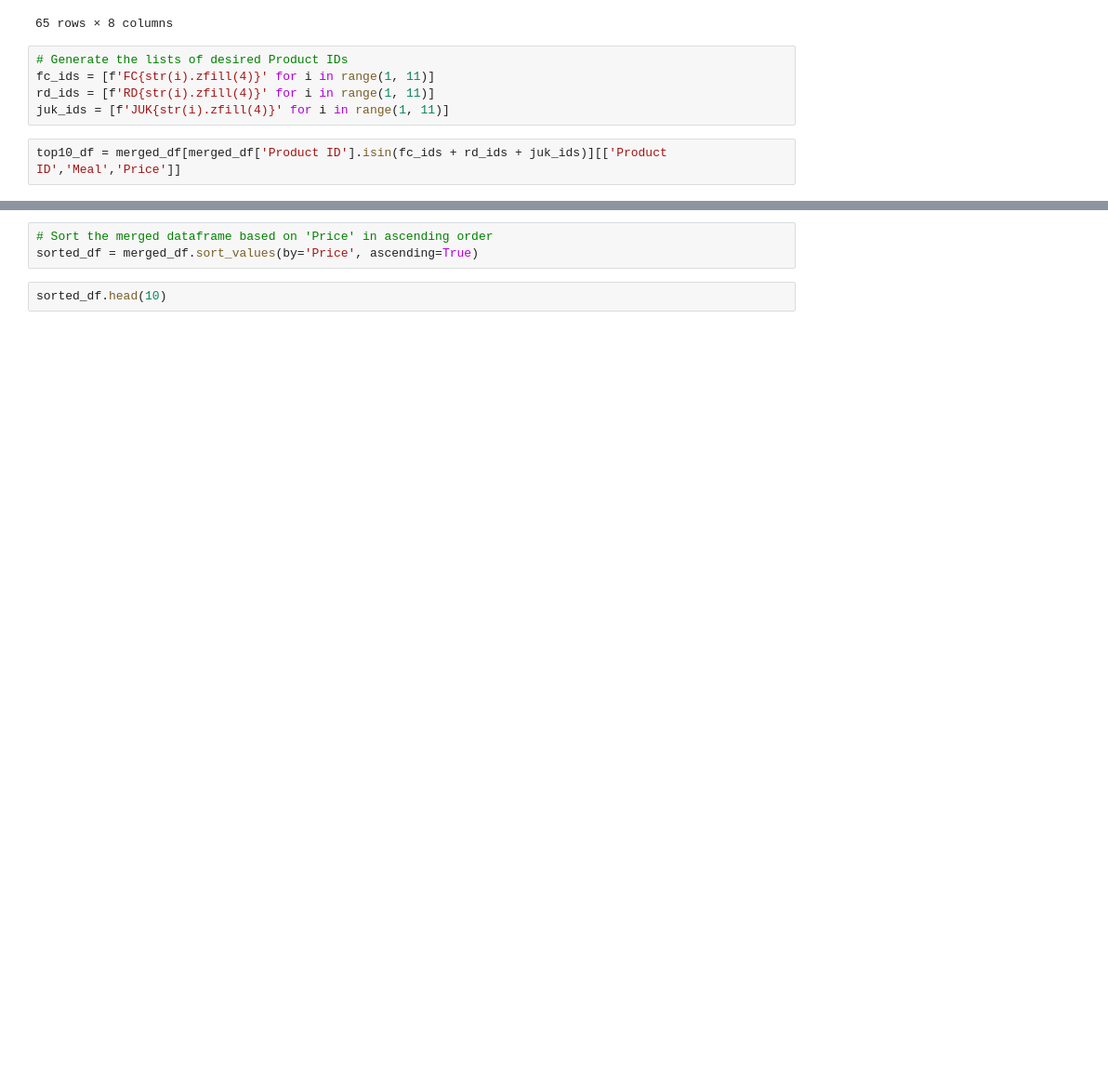
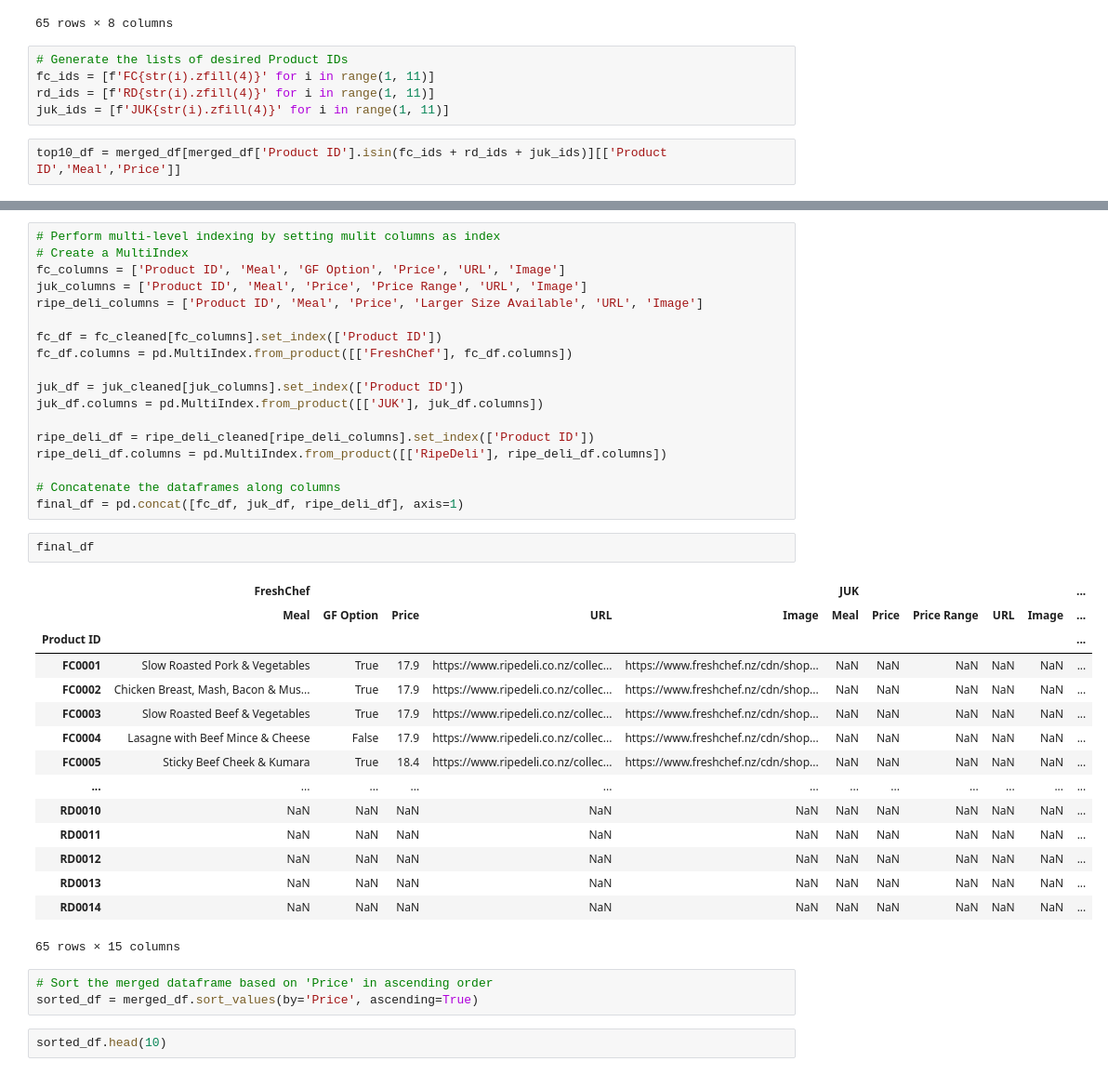
Before and after one commit to hxiufan/GA612_Activities, a Jupyter notebook: DA612_A1_Merge.ipynb, the cells around one changed output, grey strips where cells are left out. Shown at 93% size. Saved outputs shown, nothing was run; the diff lists cells and outputs as text; blank space fills up the shorter version.

```diff
--- a/DA612_A1_Merge.ipynb
+++ b/DA612_A1_Merge.ipynb
@@ -127,4 +127,40 @@ top10_df
 | 60 | RD0010 | Shepherds Pie | 34.0 |
+# %%
+# Perform multi-level indexing by setting mulit columns as index
+# Create a MultiIndex
+fc_columns = ['Product ID', 'Meal', 'GF Option', 'Price', 'URL', 'Image']
+juk_columns = ['Product ID', 'Meal', 'Price', 'Price Range', 'URL', 'Image']
+ripe_deli_columns = ['Product ID', 'Meal', 'Price', 'Larger Size Available', 'URL', 'Image']
+
+fc_df = fc_cleaned[fc_columns].set_index(['Product ID'])
+fc_df.columns = pd.MultiIndex.from_product([['FreshChef'], fc_df.columns])
+
+juk_df = juk_cleaned[juk_columns].set_index(['Product ID'])
+juk_df.columns = pd.MultiIndex.from_product([['JUK'], juk_df.columns])
+
+ripe_deli_df = ripe_deli_cleaned[ripe_deli_columns].set_index(['Product ID'])
+ripe_deli_df.columns = pd.MultiIndex.from_product([['RipeDeli'], ripe_deli_df.columns])
+
+# Concatenate the dataframes along columns
+final_df = pd.concat([fc_df, juk_df, ripe_deli_df], axis=1)
+# %%
+final_df
+# %% [output]
+|  | FreshChef |  |  |  |  | JUK |  |  |  |  | ... |
+|  | Meal | GF Option | Price | URL | Image | Meal | Price | Price Range | URL | Image | ... |
+| Product ID |  |  |  |  |  |  |  |  |  |  | ... |
+| FC0001 | Slow Roasted Pork & Vegetables | True | 17.9 | https://www.ripedeli.co.nz/collec... | https://www.freshchef.nz/cdn/shop... | NaN | NaN | NaN | NaN | NaN | ... |
+| FC0002 | Chicken Breast, Mash, Bacon & Mus... | True | 17.9 | https://www.ripedeli.co.nz/collec... | https://www.freshchef.nz/cdn/shop... | NaN | NaN | NaN | NaN | NaN | ... |
+| FC0003 | Slow Roasted Beef & Vegetables | True | 17.9 | https://www.ripedeli.co.nz/collec... | https://www.freshchef.nz/cdn/shop... | NaN | NaN | NaN | NaN | NaN | ... |
+| FC0004 | Lasagne with Beef Mince & Cheese | False | 17.9 | https://www.ripedeli.co.nz/collec... | https://www.freshchef.nz/cdn/shop... | NaN | NaN | NaN | NaN | NaN | ... |
+| FC0005 | Sticky Beef Cheek & Kumara | True | 18.4 | https://www.ripedeli.co.nz/collec... | https://www.freshchef.nz/cdn/shop... | NaN | NaN | NaN | NaN | NaN | ... |
+| ... | ... | ... | ... | ... | ... | ... | ... | ... | ... | ... | ... |
+| RD0010 | NaN | NaN | NaN | NaN | NaN | NaN | NaN | NaN | NaN | NaN | ... |
+| RD0011 | NaN | NaN | NaN | NaN | NaN | NaN | NaN | NaN | NaN | NaN | ... |
+| RD0012 | NaN | NaN | NaN | NaN | NaN | NaN | NaN | NaN | NaN | NaN | ... |
+| RD0013 | NaN | NaN | NaN | NaN | NaN | NaN | NaN | NaN | NaN | NaN | ... |
+| RD0014 | NaN | NaN | NaN | NaN | NaN | NaN | NaN | NaN | NaN | NaN | ... |
+65 rows × 15 columns
 # %%
 # Sort the merged dataframe based on 'Price' in ascending order
 sorted_df = merged_df.sort_values(by='Price', ascending=True)
```
Also changed, not shown: parts of 17 cells of this notebook.
